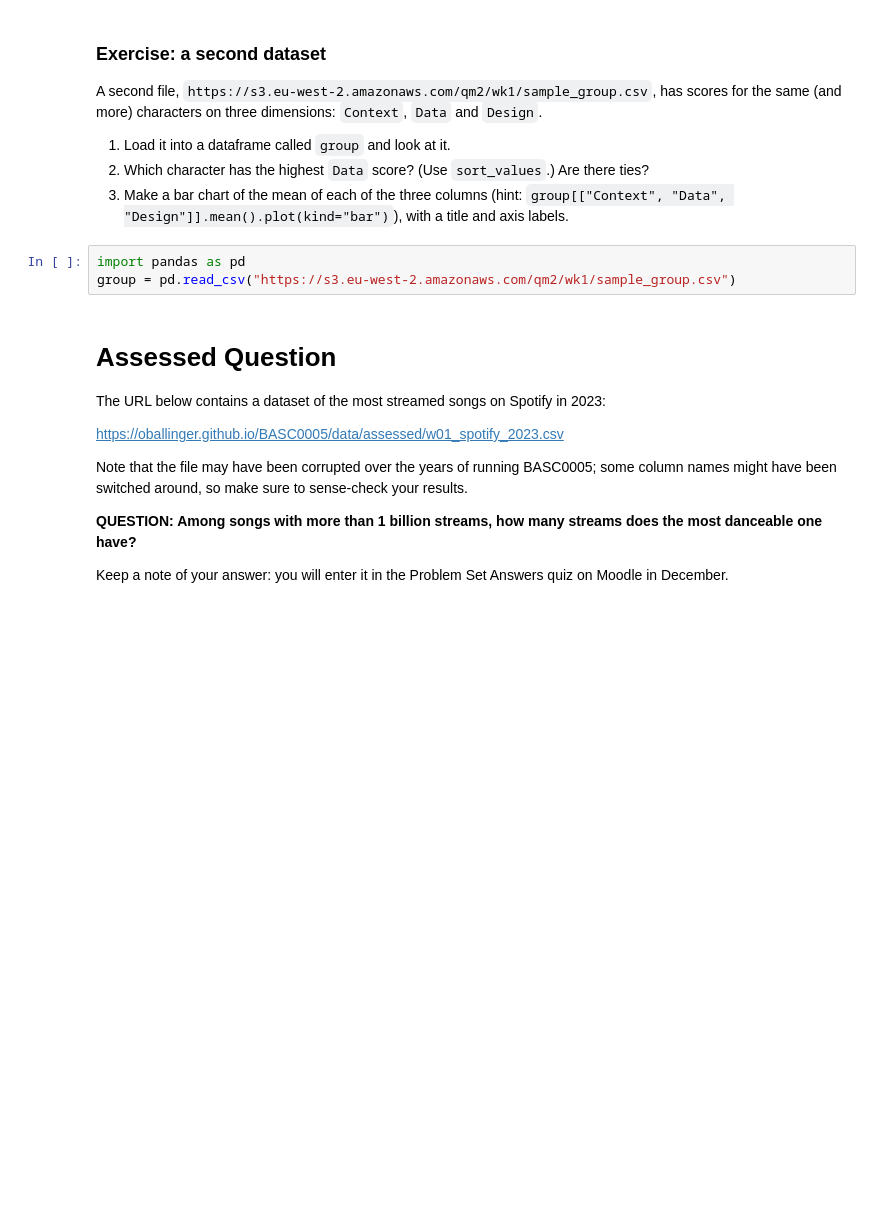
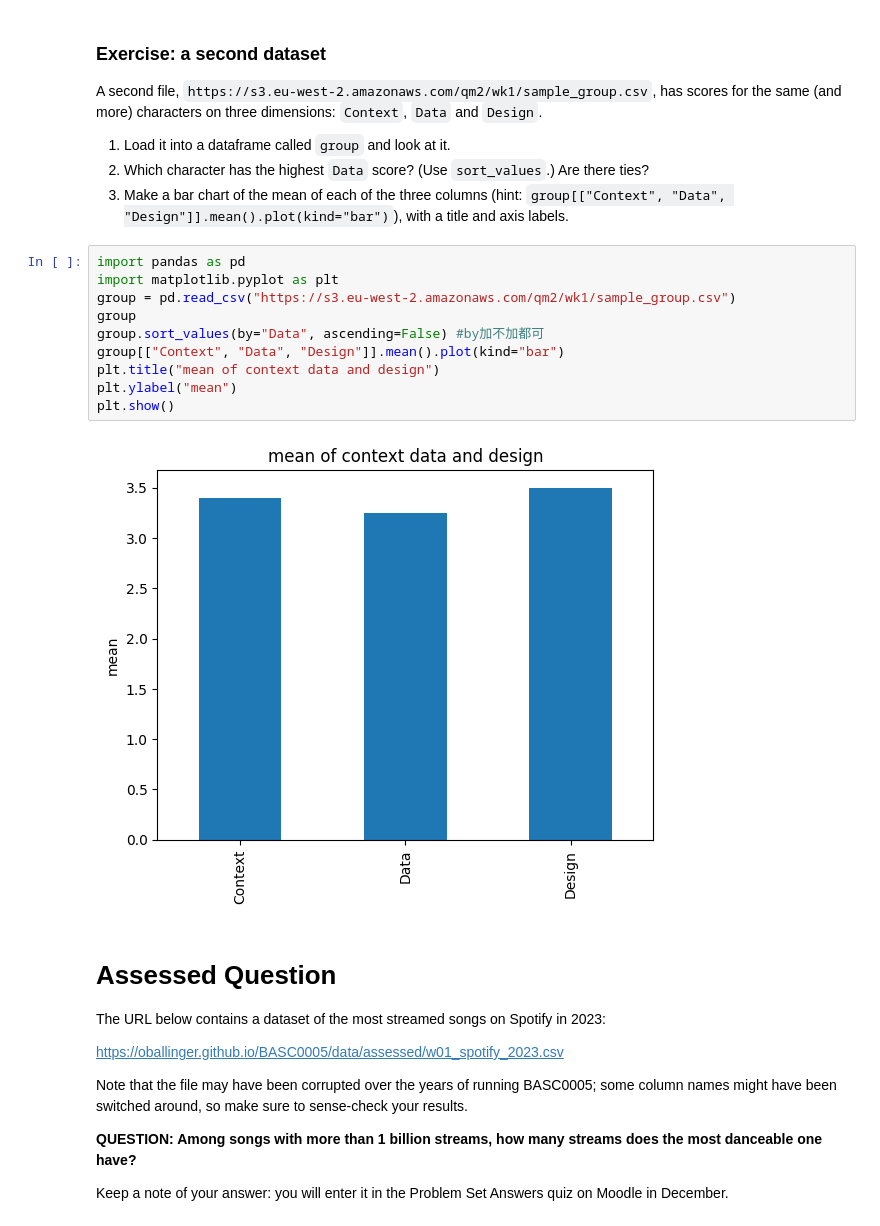
Before and after one commit to Louise043/qm2, a Jupyter notebook: notebooks/W01. Python Recap.ipynb, the cells around one changed output. Saved outputs shown, nothing was run; the diff lists cells and outputs as text; blank space fills up the shorter version.

```diff
--- a/notebooks/W01. Python Recap.ipynb
+++ b/notebooks/W01. Python Recap.ipynb
@@ -262,7 +264,16 @@ A second file, `https://s3.eu-west-2.amazonaws.com/qm2/wk1/sample_group.csv`, ha
 3. Make a bar chart of the mean of each of the three columns (hint: `group[["Context", "Data", "Design"]].mean().plot(kind="bar")`), with a title and axis labels.
 # %%
 import pandas as pd
+import matplotlib.pyplot as plt
 group = pd.read_csv("https://s3.eu-west-2.amazonaws.com/qm2/wk1/sample_group.csv")
+group
+group.sort_values(by="Data", ascending=False) #by加不加都可
+group[["Context", "Data", "Design"]].mean().plot(kind="bar")
+plt.title("mean of context data and design")
+plt.ylabel("mean")
+plt.show()
+# %% [output]
+[figure, added]
 # %% [markdown]
 # Assessed Question
 
```
Also changed, not shown: parts of 1 cell of this notebook.
